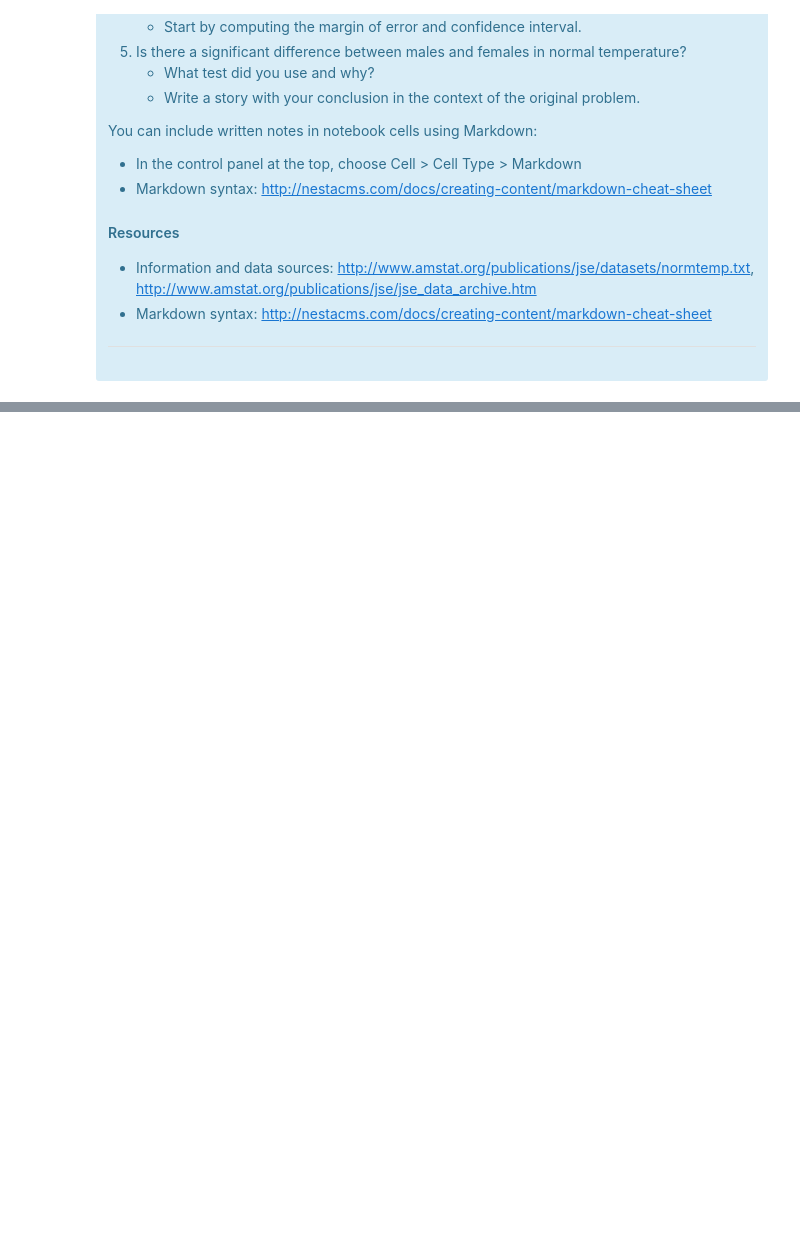
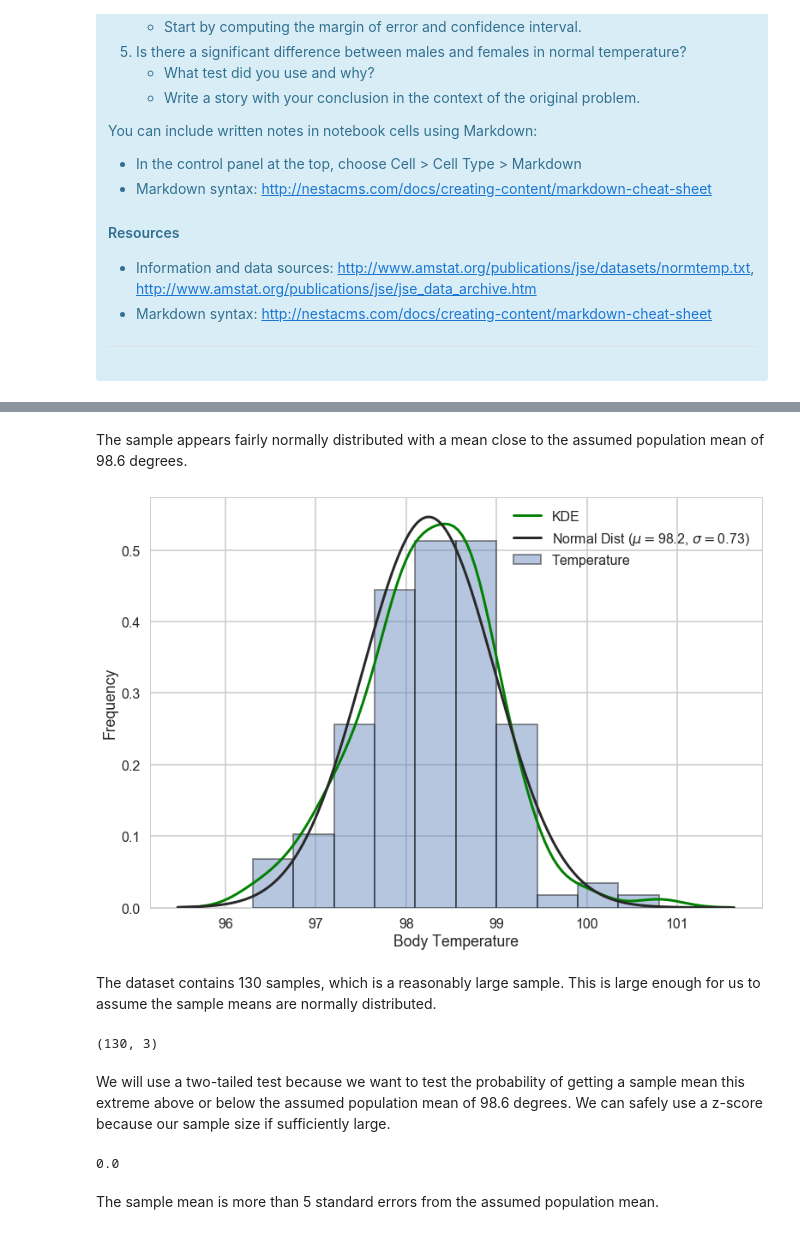
Before and after one commit to klane/springboard, a Jupyter notebook: inferential-statistics/body-temperature/body-temperature.ipynb, the cells around one changed output, grey strips where cells are left out. Cells and saved outputs as stored; diff of their text form; code cells hidden in the pictures; blank space fills up the shorter version.

Commit message:
Complete body temperature notebook

```diff
--- a/inferential-statistics/body-temperature/body-temperature.ipynb
+++ b/inferential-statistics/body-temperature/body-temperature.ipynb
@@ -56,0 +67,39 @@ df = pd.read_csv('data/body-temperature.csv')
+# %%
+# Setup Seaborn
+sns.set_style("whitegrid")
+sns.set_context("poster")
+# %% [markdown]
+The sample appears fairly normally distributed with a mean close to the assumed population mean of 98.6 degrees.
+# %%
+# Your work here.
+mu, sigma = df.temperature.mean(), df.temperature.std()
+ax = sns.distplot(df.temperature, fit=norm, kde=True, bins=10,
+                  kde_kws={'label': 'KDE', 'color': 'green', 'linewidth': 3},
+                  hist_kws={'label': 'Temperature', 'edgecolor': 'k', 'linewidth': 2},
+                  fit_kws={'label': 'Normal Dist ($\mu=${0:.3g}, $\sigma=${1:.2f})'.format(mu, sigma),
+                           'linewidth': 3})
+ax.legend()
+plt.xlabel('Body Temperature')
+plt.ylabel('Frequency')
+plt.show()
+# %% [output]
+[figure, added]
+# %% [markdown]
+The dataset contains 130 samples, which is a reasonably large sample. This is large enough for us to assume the sample means are normally distributed.
+# %%
+print df.shape
+# %% [output]
+(130, 3)
+# %% [markdown]
+We will use a two-tailed test because we want to test the probability of getting a sample mean this extreme above or below the assumed population mean of 98.6 degrees. We can safely use a z-score because our sample size if sufficiently large.
+# %%
+# Calculate standard error
+serr = sem(df.temperature)
+
+# Verify standard error calculation
+n = len(df)
+print sigma / math.sqrt(n) - serr
+# %% [output]
+0.0
+# %% [markdown]
+The sample mean is more than 5 standard errors from the assumed population mean.
```
Also changed, not shown: parts of 24 cells of this notebook.
